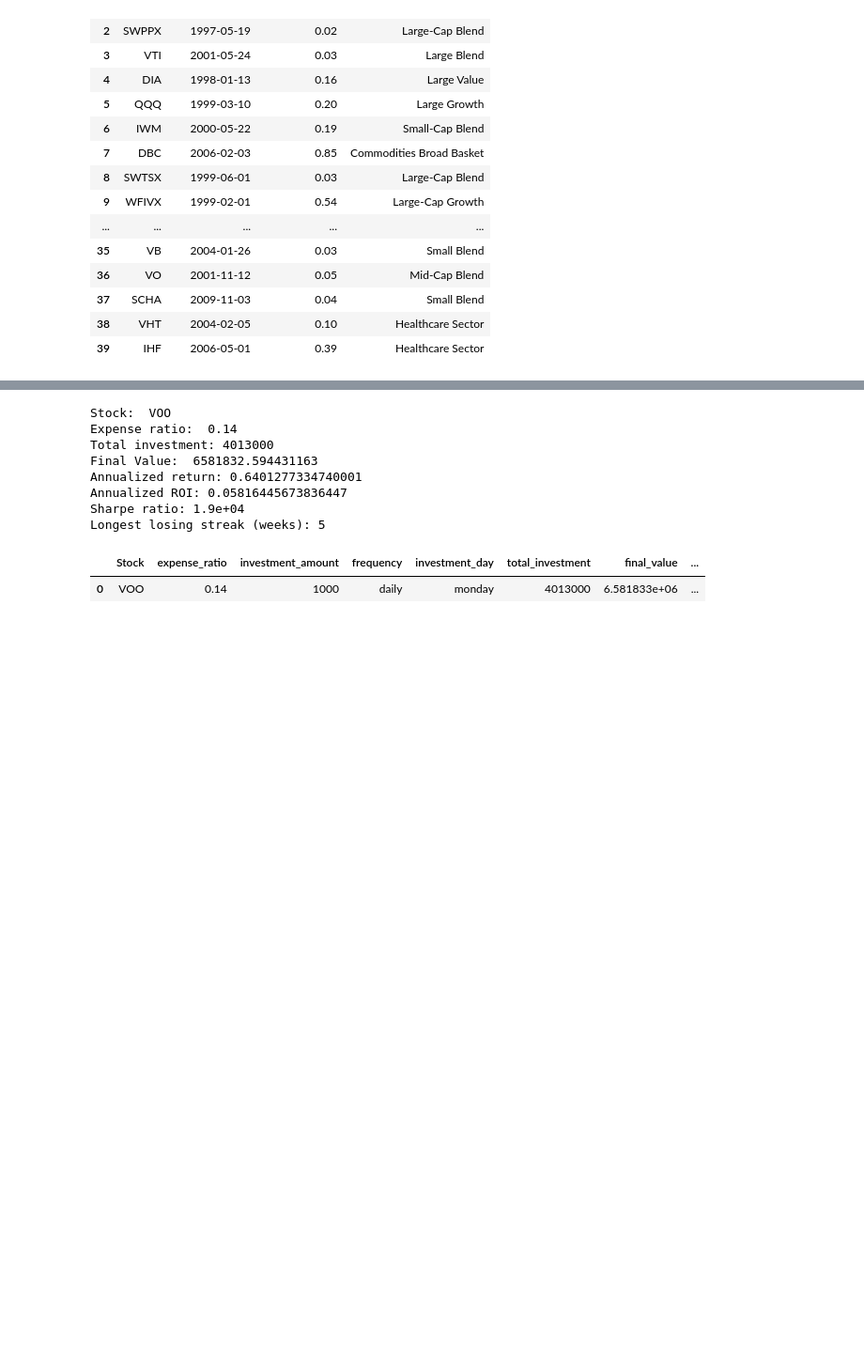
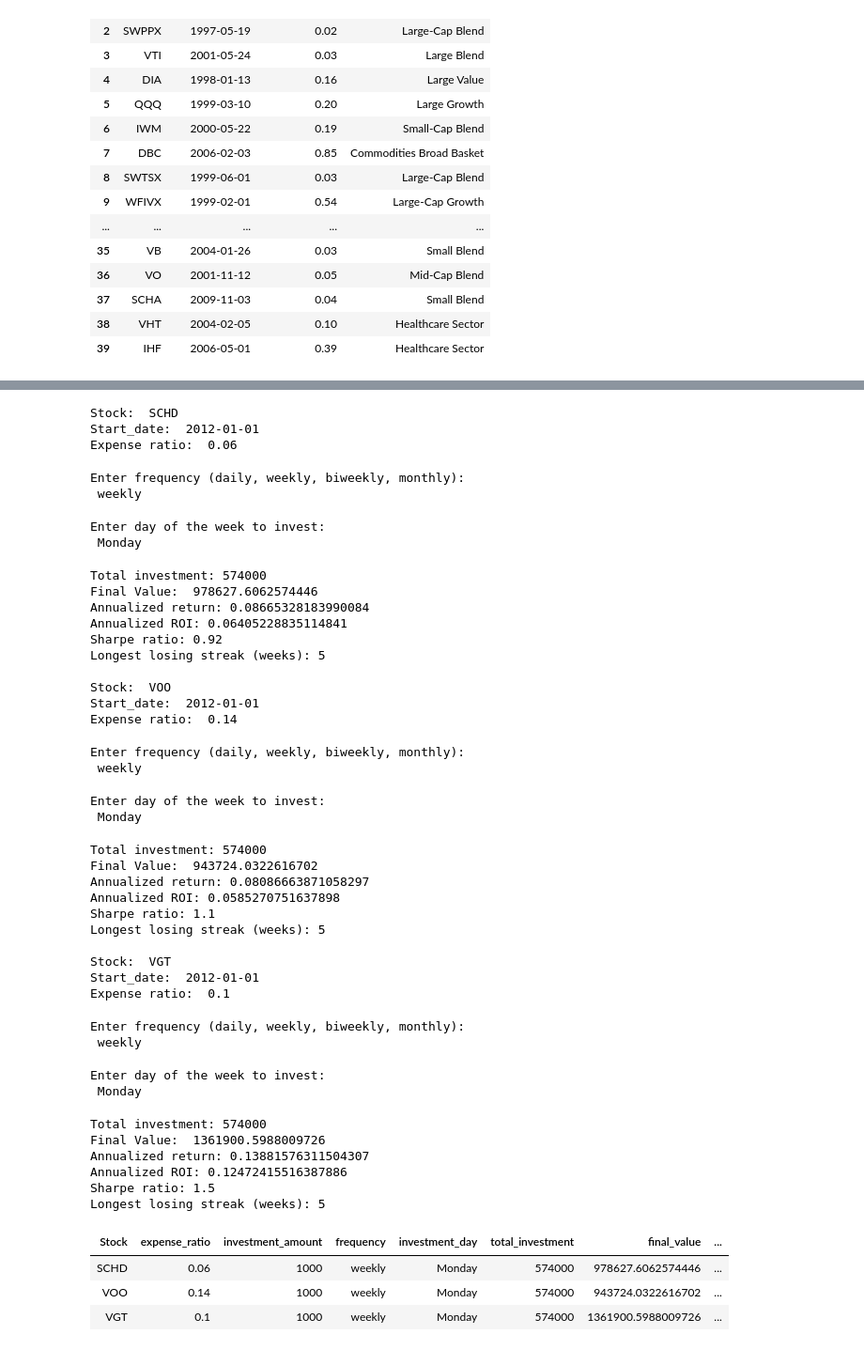
Before and after one commit to bxdong7/FinTrade, a Jupyter notebook: classes.ipynb, the cells around one changed output, grey strips where cells are left out. Shown at 94% size. Cells and saved outputs as stored; diff of their text form; code cells hidden in the pictures; blank space fills up the shorter version.

Commit message:
Fix annualized return rate and sharpe ratio calculation

```diff
--- a/classes.ipynb
+++ b/classes.ipynb
@@ -843,13 +918,49 @@ trader = trade()
-# %%
-trader.dca_portfolio()
-# %% [output]
-Stock:  VOO
-Expense ratio:  0.14
-Total investment: 4013000
-Final Value:  6581832.594431163
-Annualized return: 0.6401277334740001
-Annualized ROI: 0.05816445673836447
-Sharpe ratio: 1.9e+04
-Longest losing streak (weeks): 5
-|  | Stock | expense_ratio | investment_amount | frequency | investment_day | total_investment | final_value | ... |
-| 0 | VOO | 0.14 | 1000 | daily | monday | 4013000 | 6.581833e+06 | ... |
+# %%
+df = trader.dca_portfolio()
+display(df)
+# %% [output]
+Stock:  SCHD
+Start_date:  2012-01-01
+Expense ratio:  0.06
+Enter frequency (daily, weekly, biweekly, monthly):
+ weekly
+Enter day of the week to invest:
+ Monday
+Total investment: 574000
+Final Value:  978627.6062574446
+Annualized return: 0.08665328183990084
+Annualized ROI: 0.06405228835114841
+Sharpe ratio: 0.92
+Longest losing streak (weeks): 5
+
+Stock:  VOO
+Start_date:  2012-01-01
+Expense ratio:  0.14
+Enter frequency (daily, weekly, biweekly, monthly):
+ weekly
+Enter day of the week to invest:
+ Monday
+Total investment: 574000
+Final Value:  943724.0322616702
+Annualized return: 0.08086663871058297
+Annualized ROI: 0.0585270751637898
+Sharpe ratio: 1.1
+Longest losing streak (weeks): 5
+
+Stock:  VGT
+Start_date:  2012-01-01
+Expense ratio:  0.1
+Enter frequency (daily, weekly, biweekly, monthly):
+ weekly
+Enter day of the week to invest:
+ Monday
+Total investment: 574000
+Final Value:  1361900.5988009726
+Annualized return: 0.13881576311504307
+Annualized ROI: 0.12472415516387886
+Sharpe ratio: 1.5
+Longest losing streak (weeks): 5
+| Stock | expense_ratio | investment_amount | frequency | investment_day | total_investment | final_value | ... |
+| SCHD | 0.06 | 1000 | weekly | Monday | 574000 | 978627.6062574446 | ... |
+| VOO | 0.14 | 1000 | weekly | Monday | 574000 | 943724.0322616702 | ... |
+| VGT | 0.1 | 1000 | weekly | Monday | 574000 | 1361900.5988009726 | ... |
```
Also changed, not shown: parts of 7 cells of this notebook.
